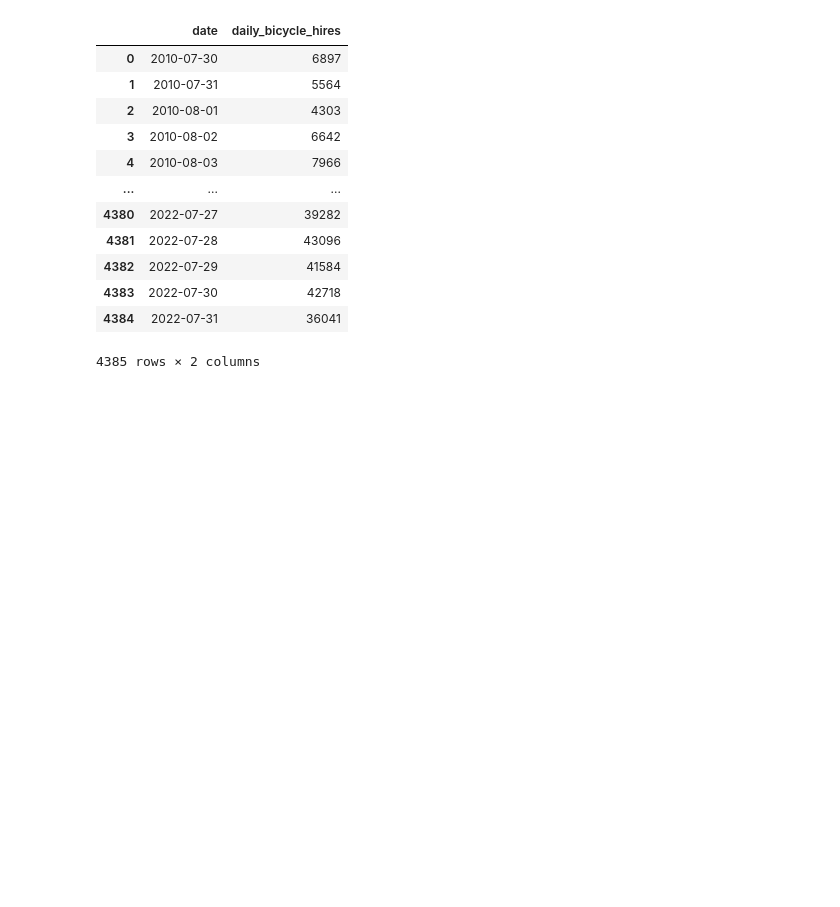
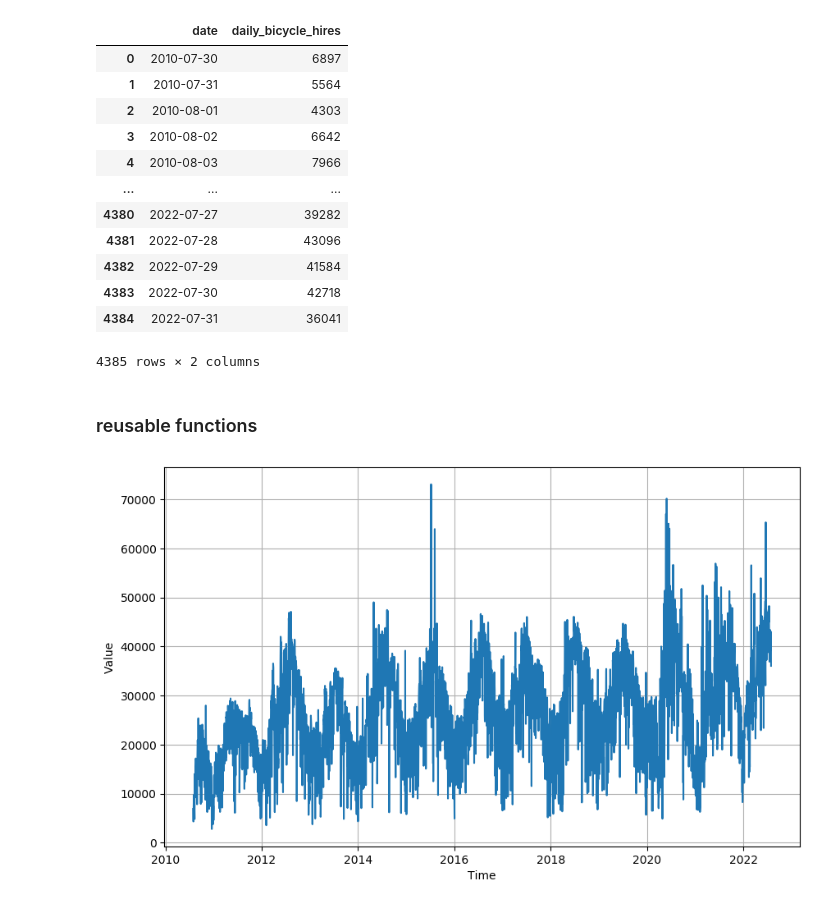
Before and after one commit to Anthony-Ng-20/London_Santander_Bikes, a Jupyter notebook: basic_time_series.ipynb, the cells around one changed output. Saved outputs shown, nothing was run; the diff lists cells and outputs as text; code cells hidden in the pictures; blank space fills up the shorter version.

```diff
--- a/basic_time_series.ipynb
+++ b/basic_time_series.ipynb
@@ -55,3 +77,48 @@ bike_demand
 | 4383 | 2022-07-30 | 42718 |
 | 4384 | 2022-07-31 | 36041 |
 4385 rows × 2 columns
+# %% [markdown]
+### reusable functions
+# %%
+def plot_series(time, series, format="-", start=0, end=None):
+    """
+    Visualizes time series data
+
+    Args:
+      time (array of int) - contains the time steps
+      series (array of int) - contains the measurements for each time step
+      format - line style when plotting the graph
+      label - tag for the line
+      start - first time step to plot
+      end - last time step to plot
+    """
+
+    # Setup dimensions of the graph figure
+    plt.figure(figsize=(10, 6))
+
+    if type(series) is tuple:
+
+        for series_num in series:
+        # Plot the time series data
+            plt.plot(time[start:end], series_num[start:end], format)
+
+    else:
+      # Plot the time series data
+        plt.plot(time[start:end], series[start:end], format)
+
+        # Label the x-axis
+        plt.xlabel("Time")
+
+        # Label the y-axis
+        plt.ylabel("Value")
+
+        # Overlay a grid on the graph
+        plt.grid(True)
+
+        # Draw the graph on screen
+        plt.show()
+# %%
+# initial visualisation
+plot_series(bike_demand.date,bike_demand.daily_bicycle_hires)
+# %% [output]
+[figure, added]
```
Also changed, not shown: parts of 11 cells of this notebook.
